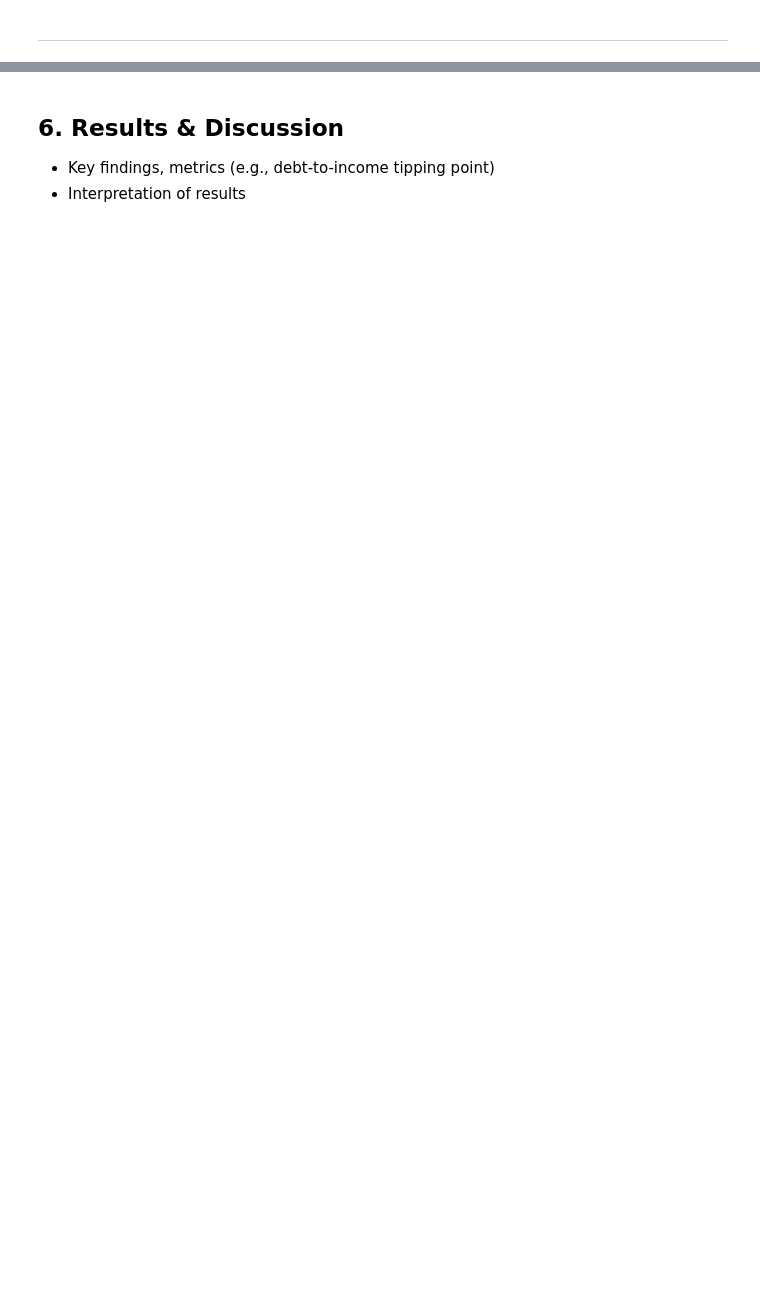
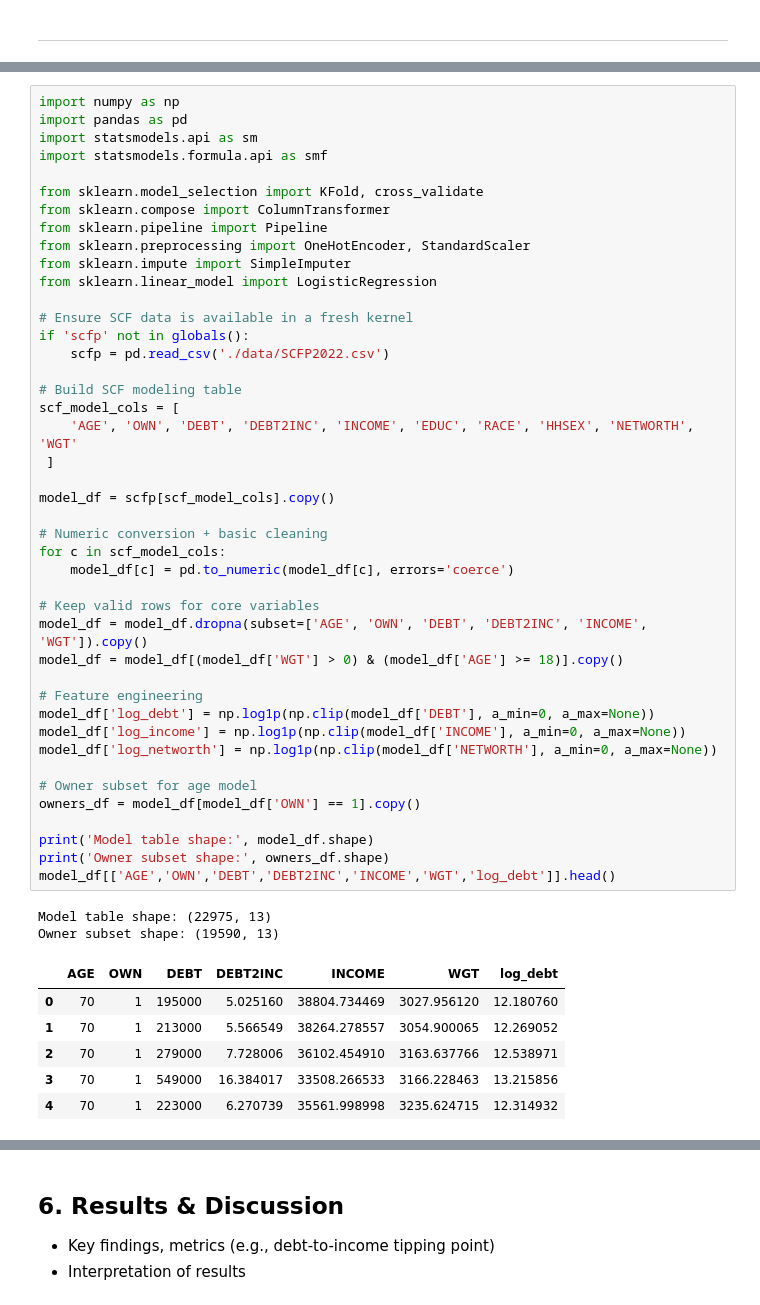
Before and after one commit to RaghavDewangan/Math189FinalProject, a Jupyter notebook: final.ipynb, the cells around one changed output, grey strips where cells are left out. Cells and saved outputs as stored; diff of their text form; blank space fills up the shorter version.

```diff
--- a/final.ipynb
+++ b/final.ipynb
@@ -357,0 +516,52 @@ We will use a t-test on the slope of a linear regression model to test this hypo
+# %%
+import numpy as np
+import pandas as pd
+import statsmodels.api as sm
+import statsmodels.formula.api as smf
+
+from sklearn.model_selection import KFold, cross_validate
+from sklearn.compose import ColumnTransformer
+from sklearn.pipeline import Pipeline
+from sklearn.preprocessing import OneHotEncoder, StandardScaler
+from sklearn.impute import SimpleImputer
+from sklearn.linear_model import LogisticRegression
+
+# Ensure SCF data is available in a fresh kernel
+if 'scfp' not in globals():
+    scfp = pd.read_csv('./data/SCFP2022.csv')
+
+# Build SCF modeling table
+scf_model_cols = [
+    'AGE', 'OWN', 'DEBT', 'DEBT2INC', 'INCOME', 'EDUC', 'RACE', 'HHSEX', 'NETWORTH', 'WGT'
+ ]
+
+model_df = scfp[scf_model_cols].copy()
+
+# Numeric conversion + basic cleaning
+for c in scf_model_cols:
+    model_df[c] = pd.to_numeric(model_df[c], errors='coerce')
+
+# Keep valid rows for core variables
+model_df = model_df.dropna(subset=['AGE', 'OWN', 'DEBT', 'DEBT2INC', 'INCOME', 'WGT']).copy()
+model_df = model_df[(model_df['WGT'] > 0) & (model_df['AGE'] >= 18)].copy()
+
+# Feature engineering
+model_df['log_debt'] = np.log1p(np.clip(model_df['DEBT'], a_min=0, a_max=None))
+model_df['log_income'] = np.log1p(np.clip(model_df['INCOME'], a_min=0, a_max=None))
+model_df['log_networth'] = np.log1p(np.clip(model_df['NETWORTH'], a_min=0, a_max=None))
+
+# Owner subset for age model
+owners_df = model_df[model_df['OWN'] == 1].copy()
+
+print('Model table shape:', model_df.shape)
+print('Owner subset shape:', owners_df.shape)
+model_df[['AGE','OWN','DEBT','DEBT2INC','INCOME','WGT','log_debt']].head()
+# %% [output]
+Model table shape: (22975, 13)
+Owner subset shape: (19590, 13)
+|  | AGE | OWN | DEBT | DEBT2INC | INCOME | WGT | log_debt |
+| 0 | 70 | 1 | 195000 | 5.025160 | 38804.734469 | 3027.956120 | 12.180760 |
+| 1 | 70 | 1 | 213000 | 5.566549 | 38264.278557 | 3054.900065 | 12.269052 |
+| 2 | 70 | 1 | 279000 | 7.728006 | 36102.454910 | 3163.637766 | 12.538971 |
+| 3 | 70 | 1 | 549000 | 16.384017 | 33508.266533 | 3166.228463 | 13.215856 |
+| 4 | 70 | 1 | 223000 | 6.270739 | 35561.998998 | 3235.624715 | 12.314932 |
```
Also changed, not shown: parts of 23 cells of this notebook.
